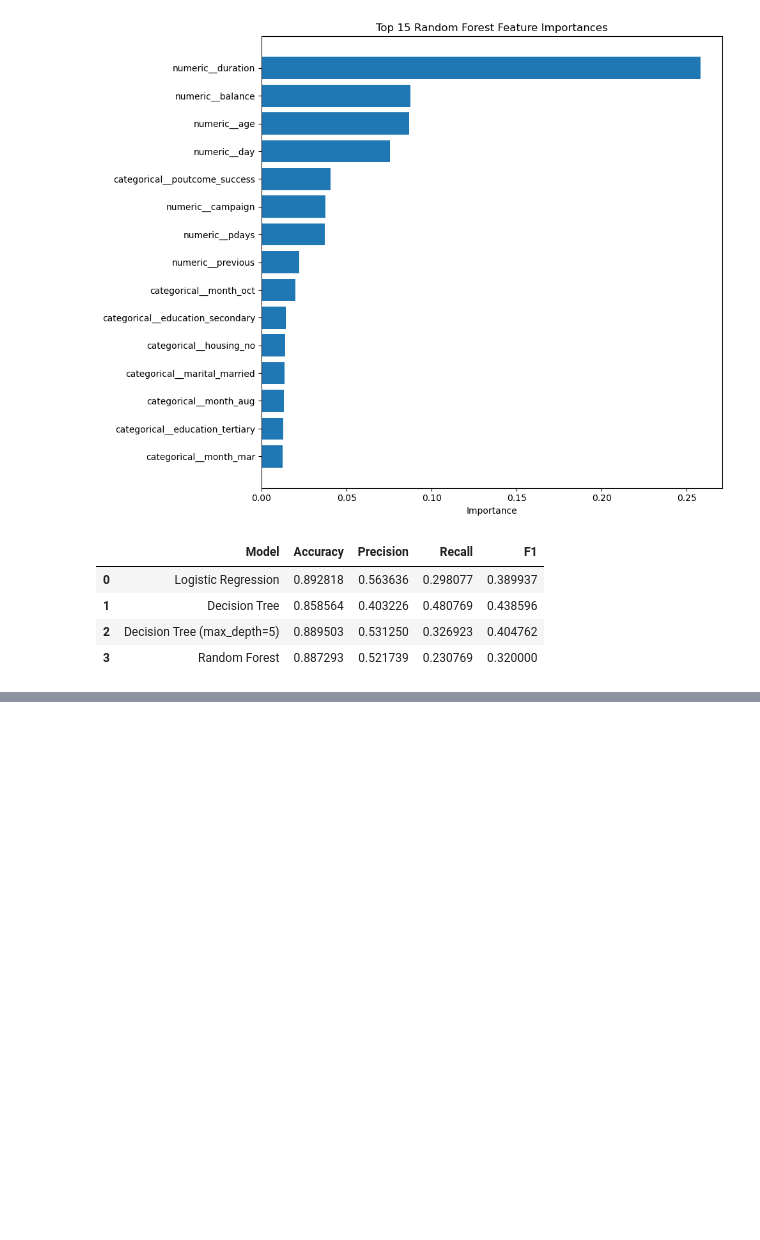
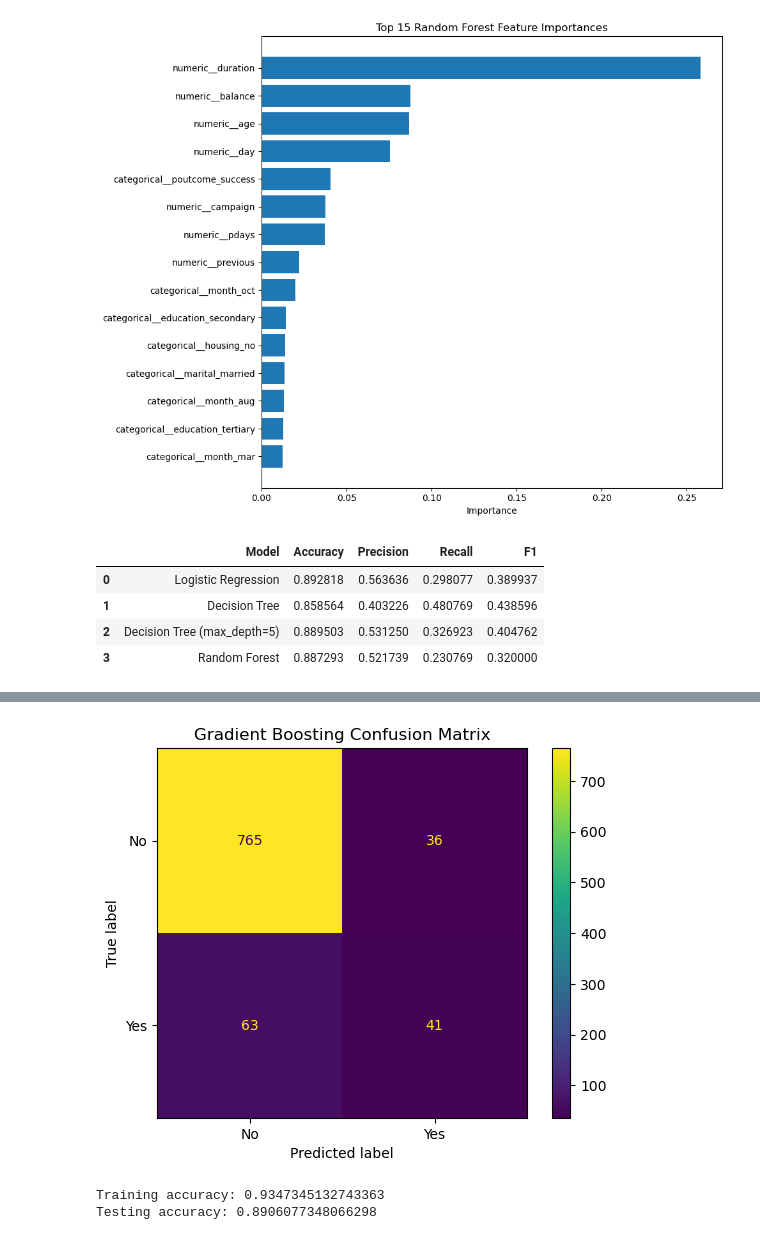
Before and after one commit to ali84mlk/tabular-ml-study, a Jupyter notebook: notebooks/01_initial_exploration.ipynb, the cells around one changed output, grey strips where cells are left out. Drawn from its saved outputs; the diff is of its cells as text; code cells hidden in the pictures; blank space fills up the shorter version.

Commit message:
gradient boost

```diff
--- a/notebooks/01_initial_exploration.ipynb
+++ b/notebooks/01_initial_exploration.ipynb
@@ -900,0 +903,17 @@ results_df
+# %%
+gradient_boosting = Pipeline(
+    steps=[
+        ("preprocessor", preprocessor),
+        (
+            "model",
+            GradientBoostingClassifier(
+                n_estimators=200,
+                learning_rate=0.05,
+                max_depth=3,
+                random_state=42
+            )
+        )
+    ]
+)
+# %%
+gradient_boosting.fit(X_train, y_train)
@@ -900,0 +934,2 @@ results_df
+# %%
+gb_pred = gradient_boosting.predict(X_test)
@@ -900,0 +962,29 @@ results_df
+# %%
+cm = confusion_matrix(y_test, gb_pred)
+
+disp = ConfusionMatrixDisplay(
+    confusion_matrix=cm,
+    display_labels=["No", "Yes"]
+)
+
+disp.plot()
+
+plt.title("Gradient Boosting Confusion Matrix")
+plt.show()
+# %% [output]
+[figure, added]
+# %%
+gb_train_pred = gradient_boosting.predict(X_train)
+
+print(
+    "Training accuracy:",
+    accuracy_score(y_train, gb_train_pred)
+)
+
+print(
+    "Testing accuracy:",
+    accuracy_score(y_test, gb_pred)
+)
+# %% [output]
+Training accuracy: 0.9347345132743363
+Testing accuracy: 0.8906077348066298
```
Also changed, not shown: parts of 12 cells of this notebook.
